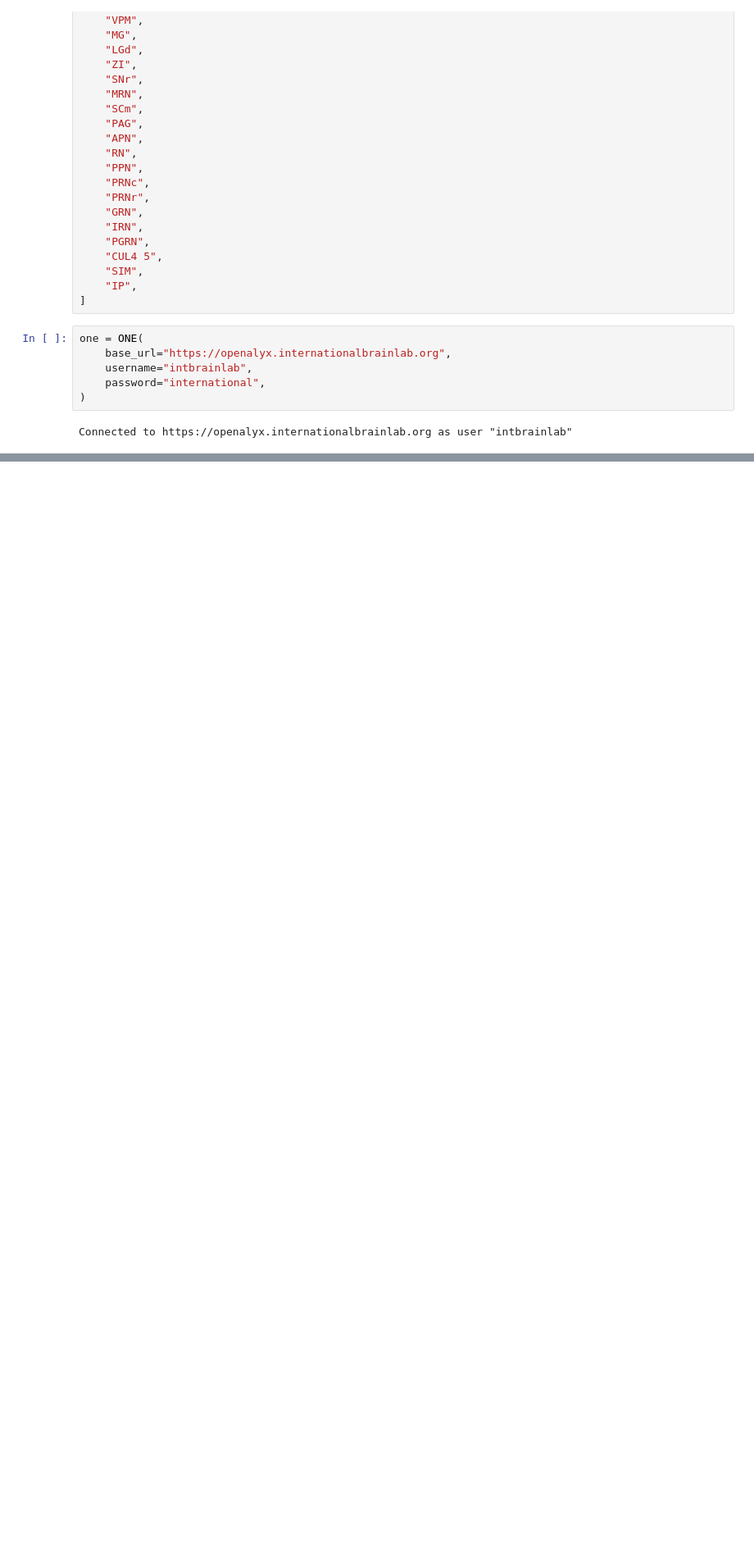
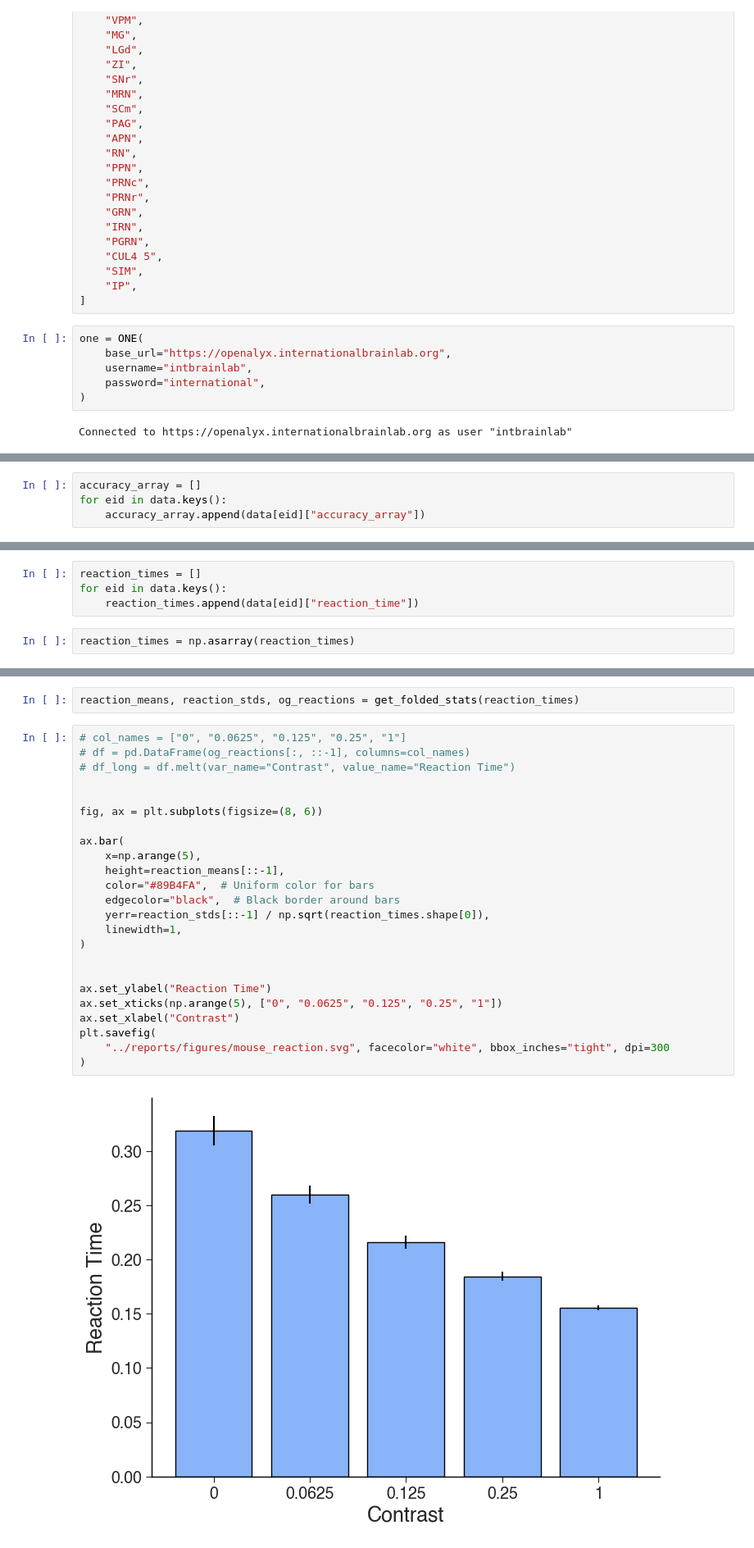
Before and after one commit to debottamKundu/ibl-partial-info-decomp, a Jupyter notebook: notebooks/psychometric_plots.ipynb, the cells around one changed output, grey strips where cells are left out. Shown at 82% size. Drawn from its saved outputs; the diff is of its cells as text; blank space fills up the shorter version.

```diff
--- a/notebooks/psychometric_plots.ipynb
+++ b/notebooks/psychometric_plots.ipynb
@@ -189,0 +153,4 @@ Name: signed, Length: 513, dtype: float64
+# %%
+accuracy_array = []
+for eid in data.keys():
+    accuracy_array.append(data[eid]["accuracy_array"])
@@ -189,0 +206,6 @@ Name: signed, Length: 513, dtype: float64
+# %%
+reaction_times = []
+for eid in data.keys():
+    reaction_times.append(data[eid]["reaction_time"])
+# %%
+reaction_times = np.asarray(reaction_times)
@@ -189,0 +216,28 @@ Name: signed, Length: 513, dtype: float64
+# %%
+reaction_means, reaction_stds, og_reactions = get_folded_stats(reaction_times)
+# %%
+# col_names = ["0", "0.0625", "0.125", "0.25", "1"]
+# df = pd.DataFrame(og_reactions[:, ::-1], columns=col_names)
+# df_long = df.melt(var_name="Contrast", value_name="Reaction Time")
+
+
+fig, ax = plt.subplots(figsize=(8, 6))
+
+ax.bar(
+    x=np.arange(5),
+    height=reaction_means[::-1],
+    color="#89B4FA",  # Uniform color for bars
+    edgecolor="black",  # Black border around bars
+    yerr=reaction_stds[::-1] / np.sqrt(reaction_times.shape[0]),
+    linewidth=1,
+)
+
+
+ax.set_ylabel("Reaction Time")
+ax.set_xticks(np.arange(5), ["0", "0.0625", "0.125", "0.25", "1"])
+ax.set_xlabel("Contrast")
+plt.savefig(
+    "../reports/figures/mouse_reaction.svg", facecolor="white", bbox_inches="tight", dpi=300
+)
+# %% [output]
+[figure, added]
```
Also changed, not shown: parts of 31 cells of this notebook, 3 other files.
